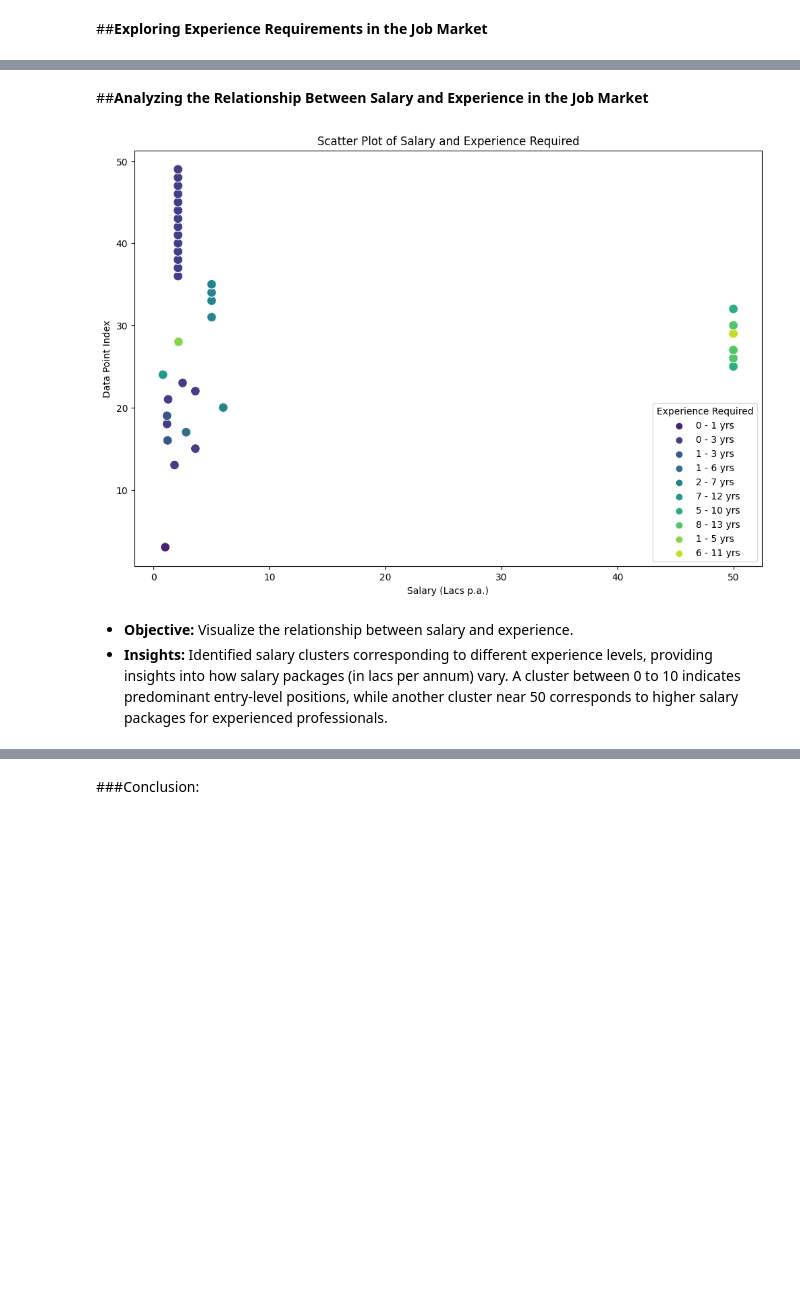
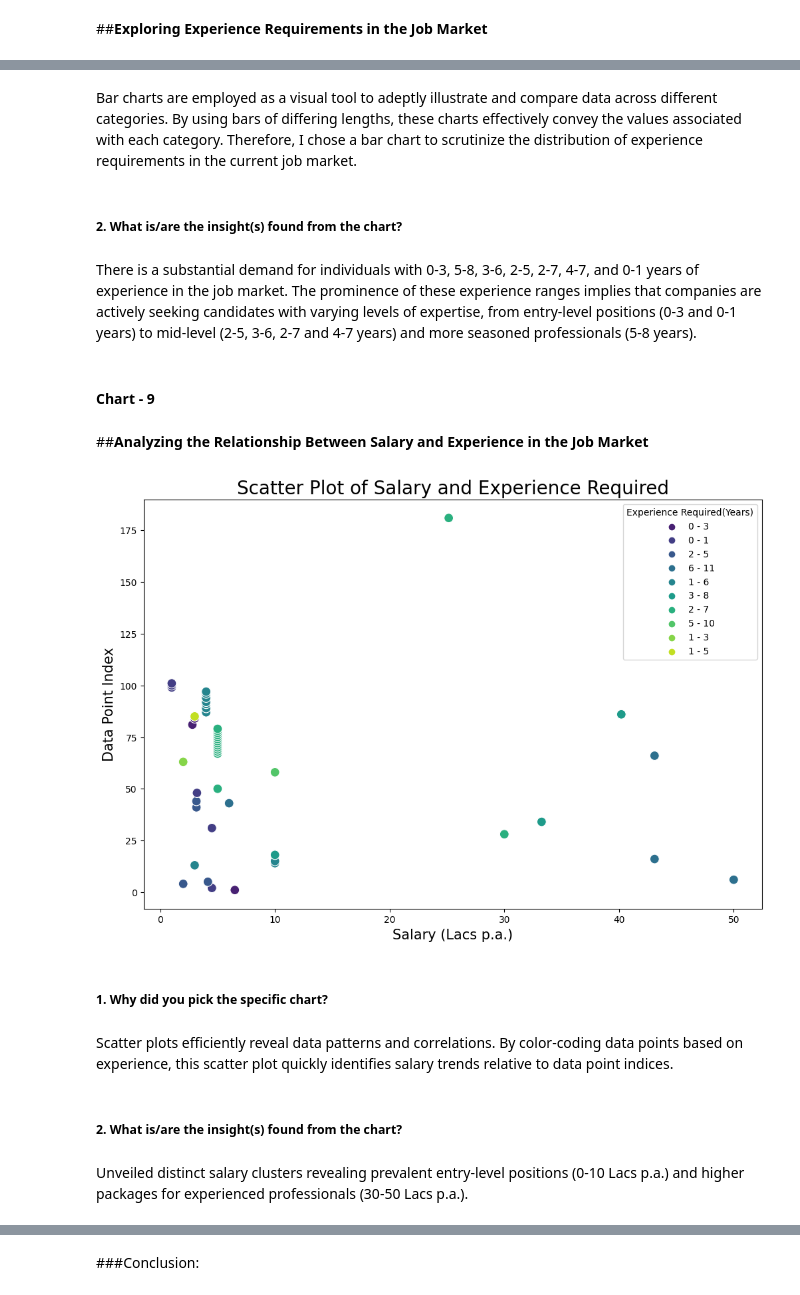
Before and after one commit to rohitpaul09/Web-Scraping-Data-Science-Job-Listings, a Jupyter notebook: Web_Scraping_Job_Listings.ipynb, the cells around one changed output, grey strips where cells are left out. Cells and saved outputs as stored; diff of their text form; code cells hidden in the pictures; blank space fills up the shorter version.

```diff
--- a/Web_Scraping_Job_Listings.ipynb
+++ b/Web_Scraping_Job_Listings.ipynb
@@ -138,0 +280,16 @@ Scraped Data from Multiple Pages:
+# %%
+# Show Dataset Rows & Columns count Before Removing Missing Values
+print('Shape Before Removing Missing Values:')
+print('Scraped Dataset Rows count:',df.shape[0])
+print('Scraped Dataset Columns count:',df.shape[1],end='\n\n')
+
+# Replace empty strings with NaN in the 'Location' column
+df['Location'].replace('', pd.NA, inplace=True)
+
+# Drop rows with null values in the 'Location' column
+df.dropna(subset=['Location'], inplace=True)
+
+# Show Dataset Rows & Columns count After Removing Missing Values
+print('Shape After Removing Missing Values:')
+print('Scraped Dataset Rows count:',df.shape[0])
+print('Scraped Dataset Columns count:',df.shape[1])
@@ -373,30 +617,40 @@ plt.show()
+# %% [markdown]
+Bar charts are employed as a visual tool to adeptly illustrate and compare data across different categories. By using bars of differing lengths, these charts effectively convey the values associated with each category. Therefore, I chose a bar chart to scrutinize the distribution of experience requirements in the current job market.
+# %% [markdown]
+##### 2. What is/are the insight(s) found from the chart?
+# %% [markdown]
+There is a substantial demand for individuals with 0-3, 5-8, 3-6, 2-5, 2-7, 4-7, and 0-1 years of experience in the job market. The prominence of these experience ranges implies that companies are actively seeking candidates with varying levels of expertise, from entry-level positions (0-3 and 0-1 years) to mid-level (2-5, 3-6, 2-7 and 4-7 years) and more seasoned professionals (5-8 years).
+# %% [markdown]
+#### Chart - 9
 # %% [markdown]
 ##**Analyzing the Relationship Between Salary and Experience in the Job Market**
 # %%
-import seaborn as sns
-import matplotlib.pyplot as plt
-
 # Remove 'Not Provided' entries from the 'Salary' column
-df_salary = df[df['Salary'] != 'Not Provided'].copy()
+df_salary = df[df['Salary(Lacs p.a.)'] != 'Not Provided'].copy()
 
 # Remove commas from the 'Salary' values and extract them
-df_salary['Salary'] = df_salary['Salary'].str.replace(',', '')
-df_salary['Salary'] = df_salary['Salary'].str.extract(r'([\d.]+)')
+#df_salary['Salary'] = df_salary['Salary'].str.replace(',', '')
+df_salary['Salary'] = df_salary['Salary(Lacs p.a.)'].str.extract(r'([\d.]+)')
 
 # Convert the 'Salary' values to a numeric format for plotting
 df_salary['Salary'] = df_salary['Salary'].astype(float)
 
 # Create a scatter plot with increased point size
 plt.figure(figsize=(12, 8))
-sns.scatterplot(x='Salary', y=df_salary.index, hue='Experience Required', data=df_salary, palette='viridis', s=100)
-plt.title('Scatter Plot of Salary and Experience Required')
-plt.xlabel('Salary (Lacs p.a.)')
-plt.ylabel('Data Point Index')
+sns.scatterplot(x='Salary', y=df_salary.index, hue='Experience Required(Years)', data=df_salary, palette='viridis', s=100)
+plt.title('Scatter Plot of Salary and Experience Required',fontsize=20)
+plt.xlabel('Salary (Lacs p.a.)',fontsize=15)
+plt.ylabel('Data Point Index',fontsize=15)
 
 # Show the plot
 plt.show()
 # %% [output]
-[figure, old version]
+[figure, new version]
-# %% [markdown]
-   - **Objective:** Visualize the relationship between salary and experience.
-   - **Insights:** Identified salary clusters corresponding to different experience levels, providing insights into how salary packages (in lacs per annum) vary. A cluster between 0 to 10 indicates predominant entry-level positions, while another cluster near 50 corresponds to higher salary packages for experienced professionals.
+# %% [markdown]
+##### 1. Why did you pick the specific chart?
+# %% [markdown]
+Scatter plots efficiently reveal data patterns and correlations. By color-coding data points based on experience, this scatter plot quickly identifies salary trends relative to data point indices.
+# %% [markdown]
+##### 2. What is/are the insight(s) found from the chart?
+# %% [markdown]
+Unveiled distinct salary clusters revealing prevalent entry-level positions (0-10 Lacs p.a.) and higher packages for experienced professionals (30-50 Lacs p.a.).
```
Also changed, not shown: parts of 89 cells of this notebook.
